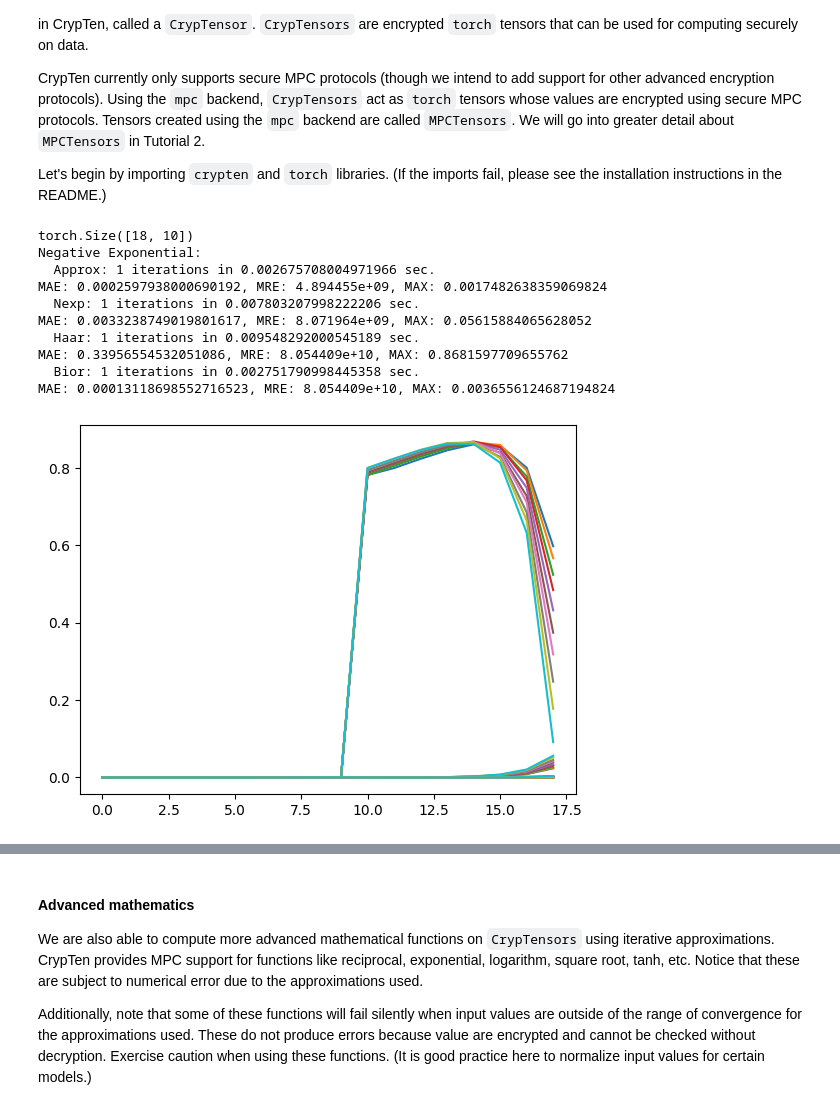
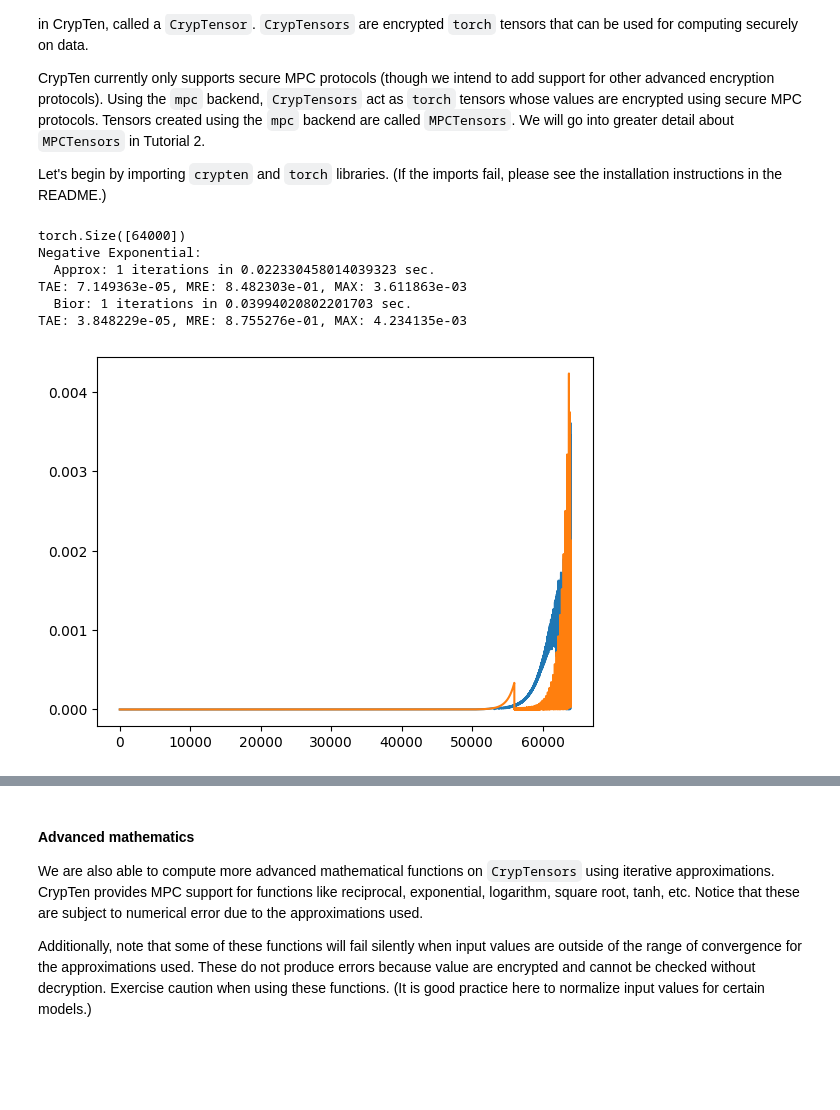
Before and after one commit to jimouris/curl, a Jupyter notebook: tutorials/Tutorial_0_Function_Approximations.ipynb, the cells around one changed output, grey strips where cells are left out. Cells and saved outputs as stored; diff of their text form; code cells hidden in the pictures; blank space fills up the shorter version.

```diff
--- a/tutorials/Tutorial_0_Function_Approximations.ipynb
+++ b/tutorials/Tutorial_0_Function_Approximations.ipynb
@@ -24,9 +25,11 @@ logging.getLogger().setLevel(logging.INFO)
 # comm.get().print_communication_stats()
 # %%
 def print_diff(x, z_enc):
-    diff = (x - z_enc.get_plain_text()).abs()
-    relative = ((x - z_enc.get_plain_text()) / (z_enc.get_plain_text()+2.2e-16)).abs()
-    print(f"MAE: {diff.mean()}, MRE: {relative.mean():e}, MAX: {diff.max()}")
+    diff = torch.abs(x - z_enc.get_plain_text()).numpy()
+    relative = torch.abs((z_enc.get_plain_text()-x)/x)
+    relative = relative[relative != float("inf")].numpy()
+    relative = relative[~np.isnan(relative)]
+    print(f"TAE: {diff.mean():e}, MRE: {relative.mean():e}, MAX: {diff.max():e}")
     # print(diff[:print_terms])
     plt.plot(diff)
 num_iters = 1
@@ -36,54 +39,50 @@ def print_app(name, end_time, start_time):
     print(f"  {name}: {num_iters} iterations in {end_time - start_time} sec.") # : {z_enc.get_plain_text()[:print_terms]}")
 # %%
 #Construct example input CrypTensor
-x = torch.arange(-18, 0, 0.1)
-x = x.reshape([18, 10])
+x = torch.arange(-64, 0, 0.001)
+# x = x.reshape([1600, 10])
 print(x.size())
 # x = torch.tensor([0.01, 0.5])
 x_enc = crypten.cryptensor(x)
 
 print("Negative Exponential:")
 # print("  Exact :", x.exp()[:print_terms])
 with cfg.temp_override({"functions.exp_method": 'limit'}):
     start1 = timeit.default_timer()
     for _ in range(num_iters):
         z_enc = x_enc.exp()  # Private
     print_app("Approx", timeit.default_timer(), start1)
     # print("  Approx:", num_iters, "iterations in",  timeit.default_timer() - start1, "sec.:", z_enc.get_plain_text()[:print_terms])
     print_diff(x.exp(), z_enc)
-with cfg.temp_override({"functions.exp_method": 'split', "functions.exp_all_neg": True}):
-    start1 = timeit.default_timer()
-    for _ in range(num_iters):
-        z_enc = x_enc.exp()  # Private
-    # print("  Nexp   :", num_iters, "iterations in",  timeit.default_timer() - start1, "sec.:", z_enc.get_plain_text()[:print_terms])
-    print_app("Nexp", timeit.default_timer(), start1)
-    print_diff(x.exp(), z_enc)
-with cfg.temp_override({"functions.exp_method": 'haar', "functions.exp_all_neg": True}):
-    start1 = timeit.default_timer()
-    for _ in range(num_iters):
-        z_enc = x_enc.exp()  # Private
-    # print("  Haar   :", num_iters, "iterations in",  timeit.default_timer() - start1, "sec.:", z_enc.get_plain_text()[:print_terms])
-    print_app("Haar", timeit.default_timer(), start1)
-    print_diff(x.exp(), z_enc)
+# with cfg.temp_override({"functions.exp_method": 'split', "functions.exp_all_neg": True}):
+#     start1 = timeit.default_timer()
+#     for _ in range(num_iters):
+#         z_enc = x_enc.exp()  # Private
+#     # print("  Nexp   :", num_iters, "iterations in",  timeit.default_timer() - start1, "sec.:", z_enc.get_plain_text()[:print_terms])
+#     print_app("Nexp", timeit.default_timer(), start1)
+#     print_diff(x.exp(), z_enc)
+# with cfg.temp_override({"functions.exp_method": 'haar', "functions.exp_all_neg": True}):
+#     start1 = timeit.default_timer()
+#     for _ in range(num_iters):
+#         z_enc = x_enc.exp()  # Private
+#     # print("  Haar   :", num_iters, "iterations in",  timeit.default_timer() - start1, "sec.:", z_enc.get_plain_text()[:print_terms])
+#     print_app("Haar", timeit.default_timer(), start1)
+#     print_diff(x.exp(), z_enc)
 with cfg.temp_override({"functions.exp_method": 'bior', "functions.exp_all_neg": True}):
     start1 = timeit.default_timer()
     for _ in range(num_iters):
         z_enc = x_enc.exp()  # Private
     # print("  Bior   :", num_iters, "iterations in",  timeit.default_timer() - start1, "sec.:", z_enc.get_plain_text()[:print_terms])
     print_app("Bior", timeit.default_timer(), start1)
     print_diff(x.exp(), z_enc)
 # %% [output]
-torch.Size([18, 10])
+torch.Size([64000])
 Negative Exponential:
-  Approx: 1 iterations in 0.002675708004971966 sec.
-MAE: 0.0002597938000690192, MRE: 4.894455e+09, MAX: 0.0017482638359069824
-  Nexp: 1 iterations in 0.007803207998222206 sec.
-MAE: 0.0033238749019801617, MRE: 8.071964e+09, MAX: 0.05615884065628052
-  Haar: 1 iterations in 0.009548292000545189 sec.
-MAE: 0.33956554532051086, MRE: 8.054409e+10, MAX: 0.8681597709655762
-  Bior: 1 iterations in 0.002751790998445358 sec.
-MAE: 0.00013118698552716523, MRE: 8.054409e+10, MAX: 0.0036556124687194824
+  Approx: 1 iterations in 0.022330458014039323 sec.
+TAE: 7.149363e-05, MRE: 8.482303e-01, MAX: 3.611863e-03
+  Bior: 1 iterations in 0.03994020802201703 sec.
+TAE: 3.848229e-05, MRE: 8.755276e-01, MAX: 4.234135e-03
-[figure, old version]
+[figure, new version]
 # %%
 plt.plot(z_enc.get_plain_text())
 # %% [output]
```
Also changed, not shown: parts of 16 cells of this notebook, 3 other files.
